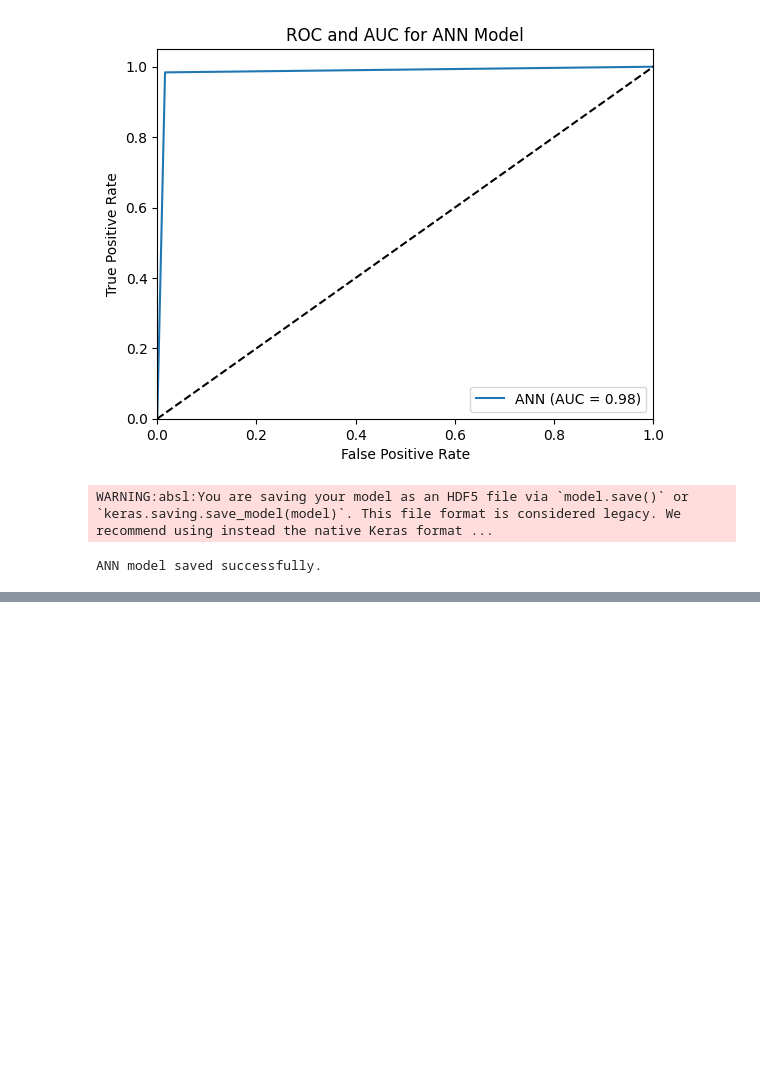
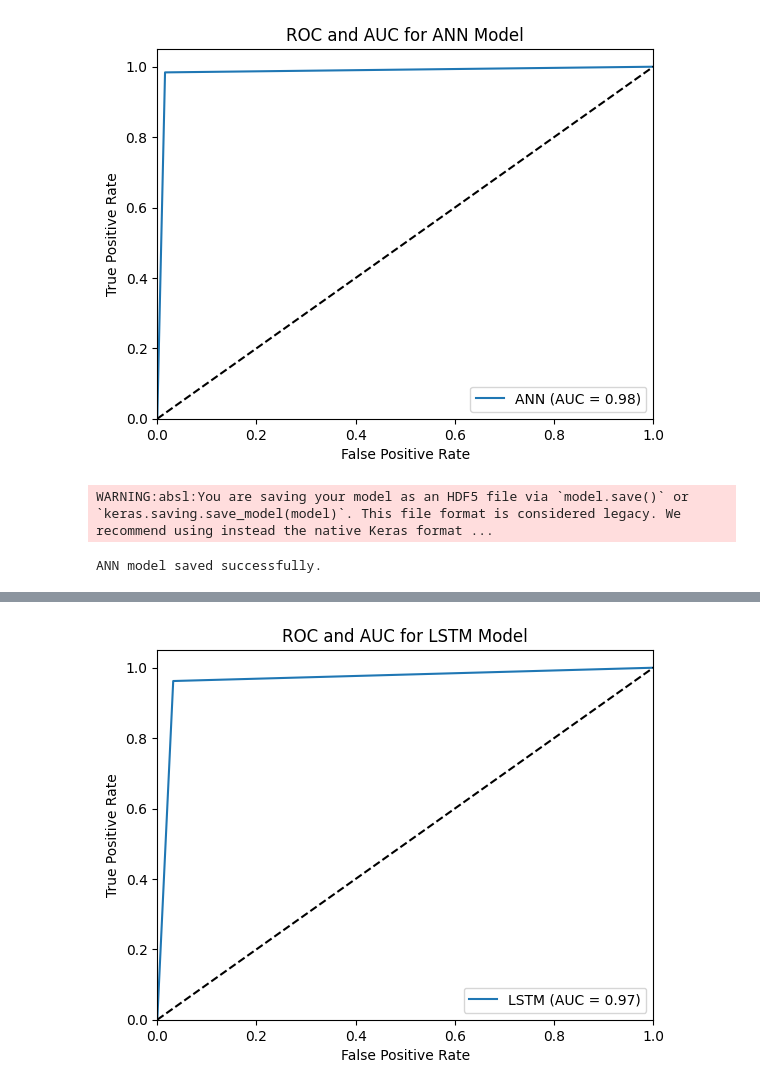
Before and after one commit to parveenxkashyap/netguard-ai, a Jupyter notebook: EnsembleModel_Threat_Detection.ipynb, the cells around one changed output, grey strips where cells are left out. Saved outputs shown, nothing was run; the diff lists cells and outputs as text; code cells hidden in the pictures; blank space fills up the shorter version.

```diff
--- a/EnsembleModel_Threat_Detection.ipynb
+++ b/EnsembleModel_Threat_Detection.ipynb
@@ -304,0 +370,18 @@ ANN model saved successfully.
+# %%
+# Calculate ROC and AUC for LSTM model
+fpr_lstm, tpr_lstm, thresholds_lstm = roc_curve(y_testL, y_pred_lstm)
+auc_lstm = roc_auc_score(y_testL, y_pred_lstm)
+
+# Plot ROC and AUC for LSTM model
+plt.figure()
+plt.plot(fpr_lstm, tpr_lstm, label="LSTM (AUC = %0.2f)" % auc_lstm)
+plt.plot([0, 1], [0, 1], "k--")
+plt.xlim([0.0, 1.0])
+plt.ylim([0.0, 1.05])
+plt.xlabel("False Positive Rate")
+plt.ylabel("True Positive Rate")
+plt.title("ROC and AUC for LSTM Model")
+plt.legend(loc="lower right")
+plt.show()
+# %% [output]
+[figure, added]
```
Also changed, not shown: parts of 6 cells of this notebook.
